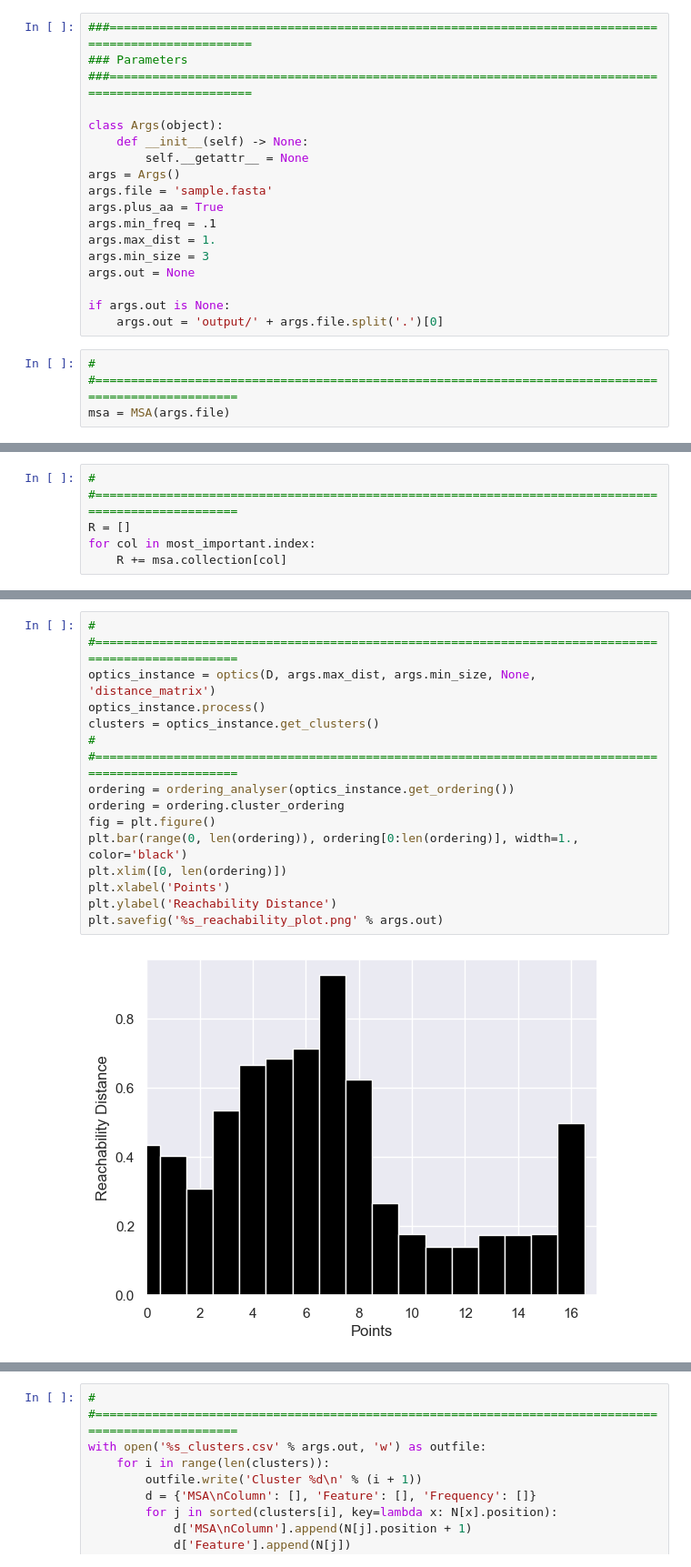
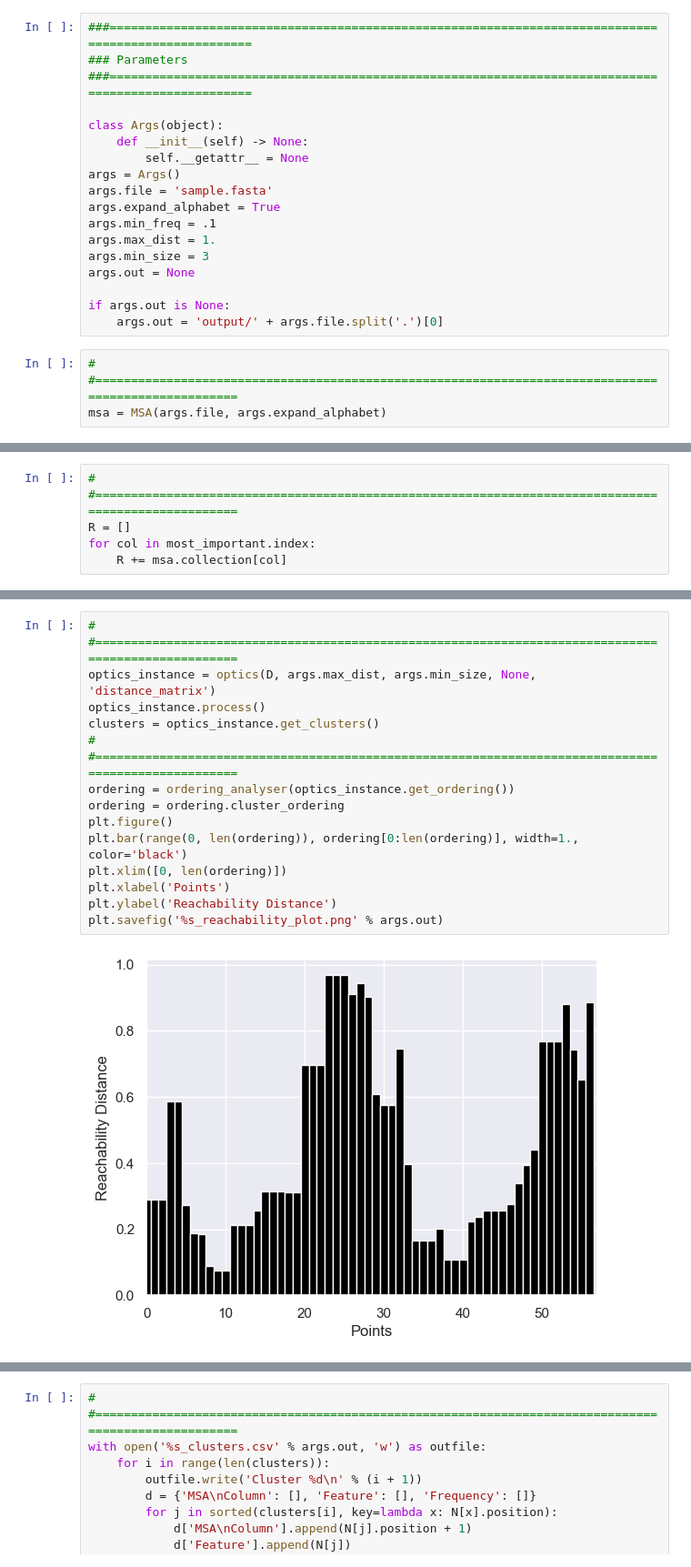
Before and after one commit to lcobiodata/msautils, a Jupyter notebook: examples/transthyretin/example-ttr-hiuase.ipynb, the cells around one changed output, grey strips where cells are left out. Shown at 91% size. Cells and saved outputs as stored; diff of their text form.

```diff
--- a/examples/transthyretin/example-ttr-hiuase.ipynb
+++ b/examples/transthyretin/example-ttr-hiuase.ipynb
@@ -16,7 +16,7 @@ class Args(object):
         self.__getattr__ = None
 args = Args()
 args.file = 'sample.fasta'
-args.plus_aa = True
+args.expand_alphabet = True
 args.min_freq = .1
 args.max_dist = 1.
 args.min_size = 3
@@ -26,4 +26,4 @@ if args.out is None:
     args.out = 'output/' + args.file.split('.')[0]
 # %%
 # #====================================================================================================
-msa = MSA(args.file)
+msa = MSA(args.file, args.expand_alphabet)
@@ -315,19 +348,19 @@ plt.show()
 # %%
 # #====================================================================================================
 optics_instance = optics(D, args.max_dist, args.min_size, None, 'distance_matrix')
 optics_instance.process()
 clusters = optics_instance.get_clusters()
 # #====================================================================================================
 ordering = ordering_analyser(optics_instance.get_ordering())
 ordering = ordering.cluster_ordering
-fig = plt.figure()
+plt.figure()
 plt.bar(range(0, len(ordering)), ordering[0:len(ordering)], width=1., color='black')
 plt.xlim([0, len(ordering)])
 plt.xlabel('Points')
 plt.ylabel('Reachability Distance')
 plt.savefig('%s_reachability_plot.png' % args.out)
 # %% [output]
-[figure, old version]
+[figure, new version]
 # %%
 # #====================================================================================================
 clusters = sorted(clusters, key=lambda x: mean(list(map(lambda y: N[y].p(), x))), reverse=True)
```
Also changed, not shown: parts of 9 cells of this notebook.
